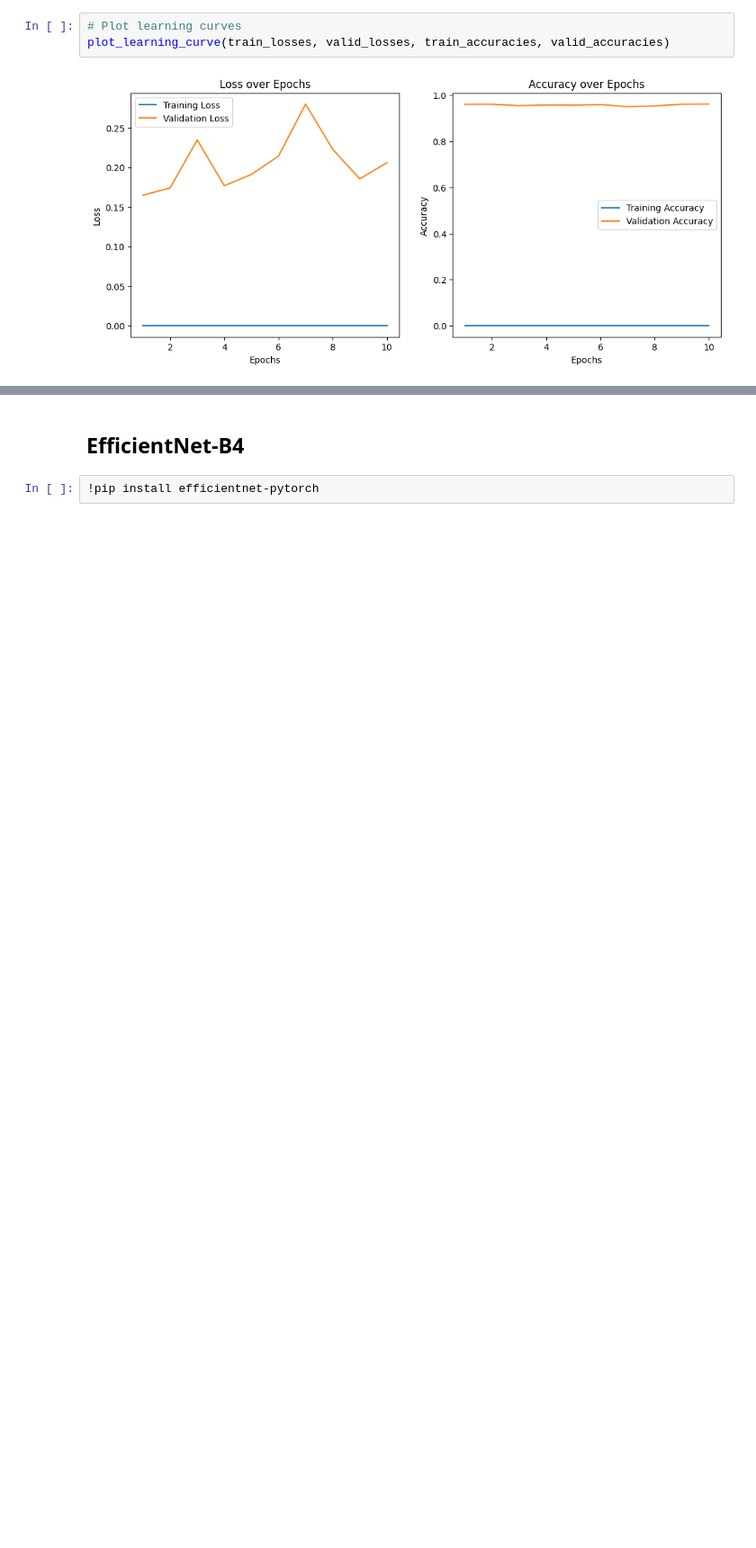
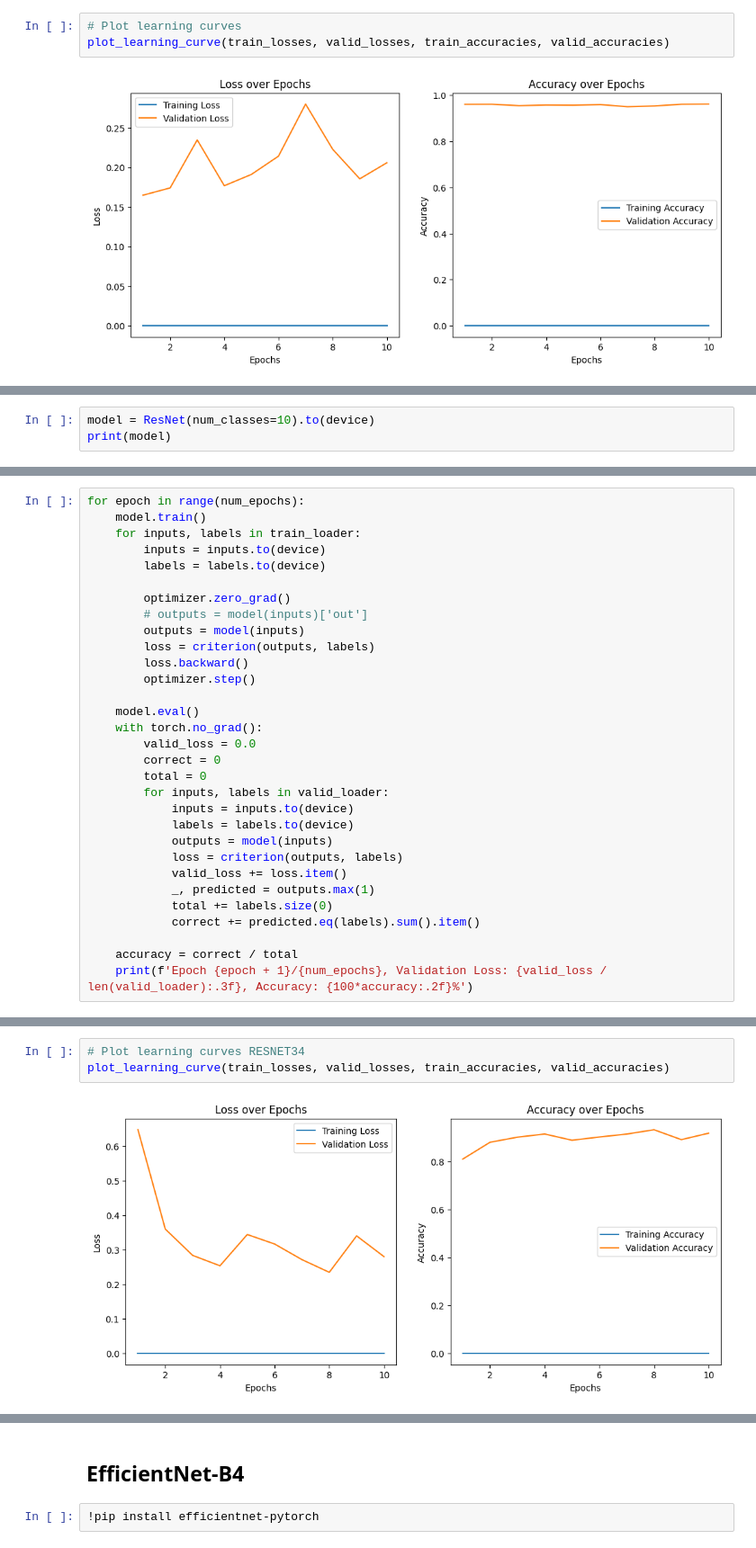
Before and after one commit to ELGHAZI-85/ml-student, a Jupyter notebook: Copie_de_Land_Cover_Project.ipynb, the cells around one changed output, grey strips where cells are left out. Shown at 90% size. Cells and saved outputs as stored; diff of their text form; blank space fills up the shorter version.

```diff
--- a/Copie_de_Land_Cover_Project.ipynb
+++ b/Copie_de_Land_Cover_Project.ipynb
@@ -352,0 +422,3 @@ plot_learning_curve(train_losses, valid_losses, train_accuracies, valid_accuraci
+# %%
+model = ResNet(num_classes=10).to(device)
+print(model)
@@ -352,0 +458,31 @@ plot_learning_curve(train_losses, valid_losses, train_accuracies, valid_accuraci
+# %%
+for epoch in range(num_epochs):
+    model.train()
+    for inputs, labels in train_loader:
+        inputs = inputs.to(device)
+        labels = labels.to(device)
+
+        optimizer.zero_grad()
+        # outputs = model(inputs)['out']
+        outputs = model(inputs)
+        loss = criterion(outputs, labels)
+        loss.backward()
+        optimizer.step()
+
+    model.eval()
+    with torch.no_grad():
+        valid_loss = 0.0
+        correct = 0
+        total = 0
+        for inputs, labels in valid_loader:
+            inputs = inputs.to(device)
+            labels = labels.to(device)
+            outputs = model(inputs)
+            loss = criterion(outputs, labels)
+            valid_loss += loss.item()
+            _, predicted = outputs.max(1)
+            total += labels.size(0)
+            correct += predicted.eq(labels).sum().item()
+
+    accuracy = correct / total
+    print(f'Epoch {epoch + 1}/{num_epochs}, Validation Loss: {valid_loss / len(valid_loader):.3f}, Accuracy: {100*accuracy:.2f}%')
@@ -352,0 +557,5 @@ plot_learning_curve(train_losses, valid_losses, train_accuracies, valid_accuraci
+# %%
+# Plot learning curves RESNET34
+plot_learning_curve(train_losses, valid_losses, train_accuracies, valid_accuracies)
+# %% [output]
+[figure, added]
```
Also changed, not shown: parts of 18 cells of this notebook.
